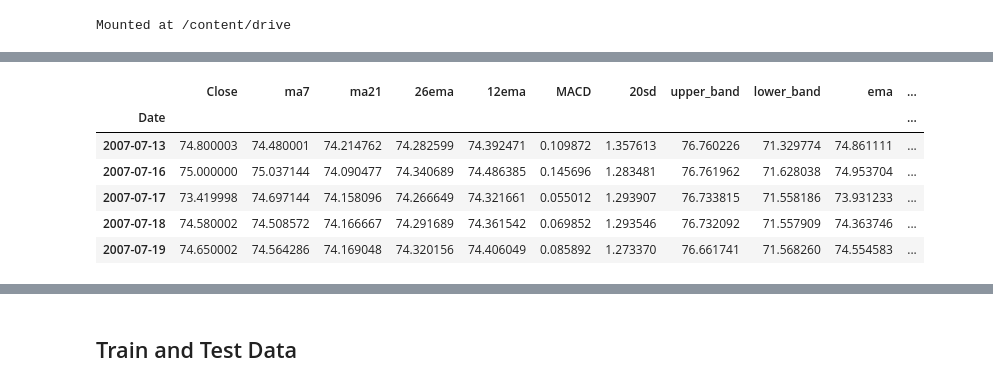
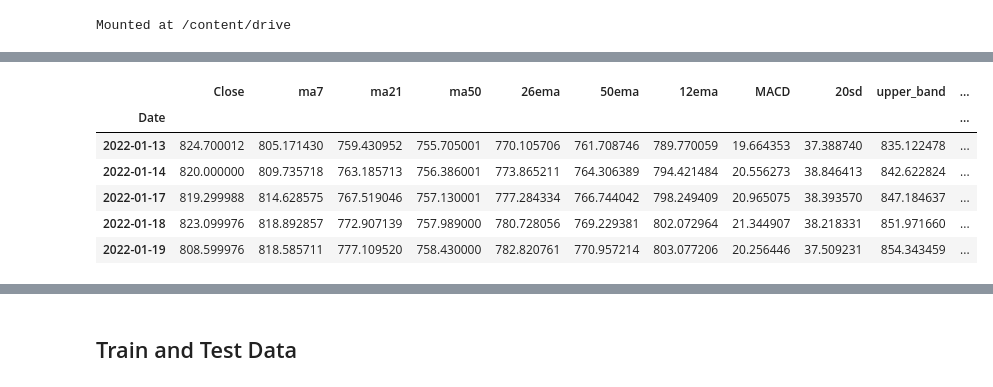
Before and after one commit to Swapnil-Ransing/TimeSeriesForecasting_StockPrice, a Jupyter notebook: TimeSeriesStockForecast_LSTM.ipynb, the cells around one changed output, grey strips where cells are left out. Saved outputs shown, nothing was run; the diff lists cells and outputs as text; code cells hidden in the pictures.

```diff
--- a/TimeSeriesStockForecast_LSTM.ipynb
+++ b/TimeSeriesStockForecast_LSTM.ipynb
@@ -63,6 +67,6 @@ del df
 # %%
 # Getting the stock data
-ticker='NAVINFLUOR'
+ticker='ICICIBANK'
 start='2000-01-01'
 df = pdr.get_data_yahoo(str(ticker+".NS"), start=start)
 # For training the data we will not be using Open, High, Low, Adj Close, Volume as this will not be present for extrapolation
@@ -89,0 +94,4 @@ df
+# %%
+# Lets build the model on last two years data only
+df=df[df.index>='2021-11-01']
+df
@@ -89,0 +119,4 @@ df
+# %%
+#Lets delete the nan value if any
+df=df.dropna()
+df[df.isna().any(axis=1)]
@@ -105,8 +141,10 @@ def get_technical_indicators(dataset): #function to generate feature technical i
 
     dataset['ma7'] = dataset['Close'].rolling(window = 7).mean()
     dataset['ma21'] = dataset['Close'].rolling(window = 21).mean()
+    dataset['ma50'] = dataset['Close'].rolling(window = 50).mean()
 
     dataset['26ema'] = dataset['Close'].ewm(span=26).mean()
+    dataset['50ema'] = dataset['Close'].ewm(span=50).mean()
     dataset['12ema'] = dataset['Close'].ewm(span=12).mean()
     dataset['MACD'] = (dataset['12ema']-dataset['26ema'])
 
@@ -119,23 +157,22 @@ def get_technical_indicators(dataset): #function to generate feature technical i
 
     dataset['momentum'] = (dataset['Close']/100)-1
 
-
-
     return dataset
 # %%
+ignore_first_points=51
 df_TI=df.copy()
 df_TI=get_technical_indicators(df_TI)
-# Also as first 21 rows has Nan values lets ignore these rows
-df_TI=df_TI.iloc[30:]
+# Also as first 51 rows has Nan values lets ignore these rows
+df_TI=df_TI.iloc[ignore_first_points:]
 df_TI.head()
 # %% [output]
-|  | Close | ma7 | ma21 | 26ema | 12ema | MACD | 20sd | upper_band | lower_band | ema | ... |
+|  | Close | ma7 | ma21 | ma50 | 26ema | 50ema | 12ema | MACD | 20sd | upper_band | ... |
 | Date |  |  |  |  |  |  |  |  |  |  | ... |
-| 2007-07-13 | 74.800003 | 74.480001 | 74.214762 | 74.282599 | 74.392471 | 0.109872 | 1.357613 | 76.760226 | 71.329774 | 74.861111 | ... |
-| 2007-07-16 | 75.000000 | 75.037144 | 74.090477 | 74.340689 | 74.486385 | 0.145696 | 1.283481 | 76.761962 | 71.628038 | 74.953704 | ... |
-| 2007-07-17 | 73.419998 | 74.697144 | 74.158096 | 74.266649 | 74.321661 | 0.055012 | 1.293907 | 76.733815 | 71.558186 | 73.931233 | ... |
-| 2007-07-18 | 74.580002 | 74.508572 | 74.166667 | 74.291689 | 74.361542 | 0.069852 | 1.293546 | 76.732092 | 71.557909 | 74.363746 | ... |
-| 2007-07-19 | 74.650002 | 74.564286 | 74.169048 | 74.320156 | 74.406049 | 0.085892 | 1.273370 | 76.661741 | 71.568260 | 74.554583 | ... |
+| 2022-01-13 | 824.700012 | 805.171430 | 759.430952 | 755.705001 | 770.105706 | 761.708746 | 789.770059 | 19.664353 | 37.388740 | 835.122478 | ... |
+| 2022-01-14 | 820.000000 | 809.735718 | 763.185713 | 756.386001 | 773.865211 | 764.306389 | 794.421484 | 20.556273 | 38.846413 | 842.622824 | ... |
+| 2022-01-17 | 819.299988 | 814.628575 | 767.519046 | 757.130001 | 777.284334 | 766.744042 | 798.249409 | 20.965075 | 38.393570 | 847.184637 | ... |
+| 2022-01-18 | 823.099976 | 818.892857 | 772.907139 | 757.989000 | 780.728056 | 769.229381 | 802.072964 | 21.344907 | 38.218331 | 851.971660 | ... |
+| 2022-01-19 | 808.599976 | 818.585711 | 777.109520 | 758.430000 | 782.820761 | 770.957214 | 803.077206 | 20.256446 | 37.509231 | 854.343459 | ... |
 # %%
 df_TI.tail()
 # %% [output]
```
Also changed, not shown: parts of 37 cells of this notebook, 1 other file.
